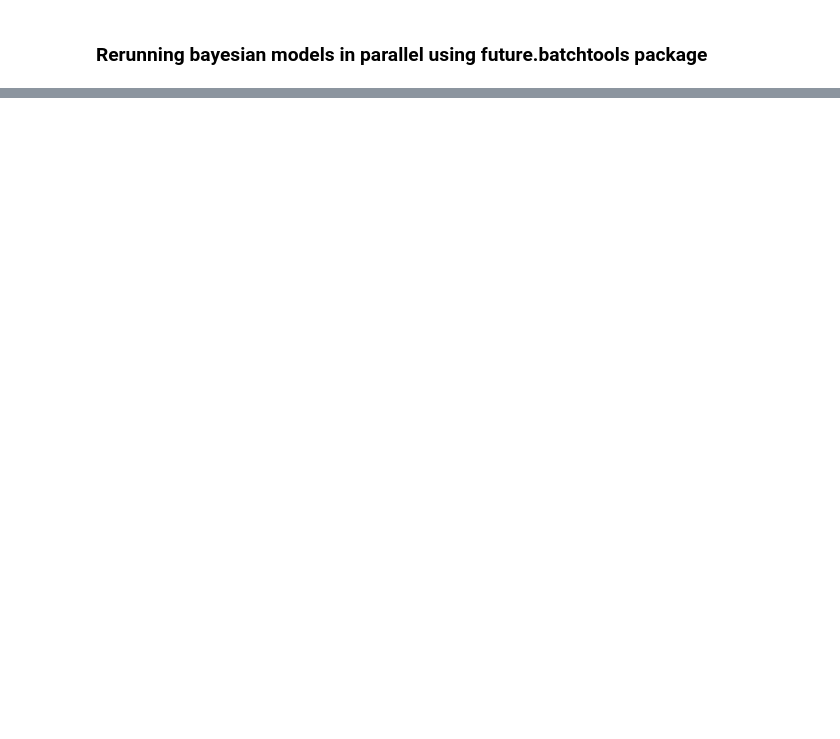
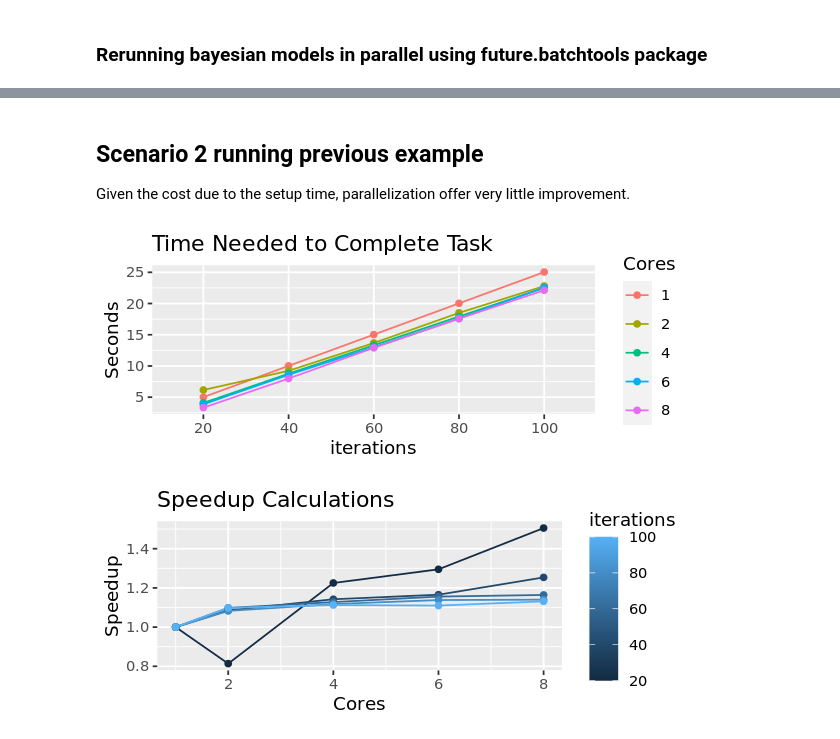
Before and after one commit to UNM-CARC/QuickBytes, a Jupyter notebook: Parallel_R_with_Future.ipynb, the cells around one changed output, grey strips where cells are left out. Saved outputs shown, nothing was run; the diff lists cells and outputs as text; code cells hidden in the pictures; blank space fills up the shorter version.

```diff
--- a/Parallel_R_with_Future.ipynb
+++ b/Parallel_R_with_Future.ipynb
@@ -499,0 +660,8 @@ paste0("Total runtime: ", round(mins, 1), " minutes")
+# %% [markdown]
+## Scenario 2 running previous example
+Given the cost due to the setup time, parallelization offer very little improvement.
+# %%
+speedup_calc(iterations = seq(from = 20, 100, by = 20), cores = c(1,2, 4, 6, 8), wait_time = .25, evaluate = TRUE)
+# %% [output]
+[figure, added]
+[figure, added]
```
Also changed, not shown: parts of 50 cells of this notebook.
